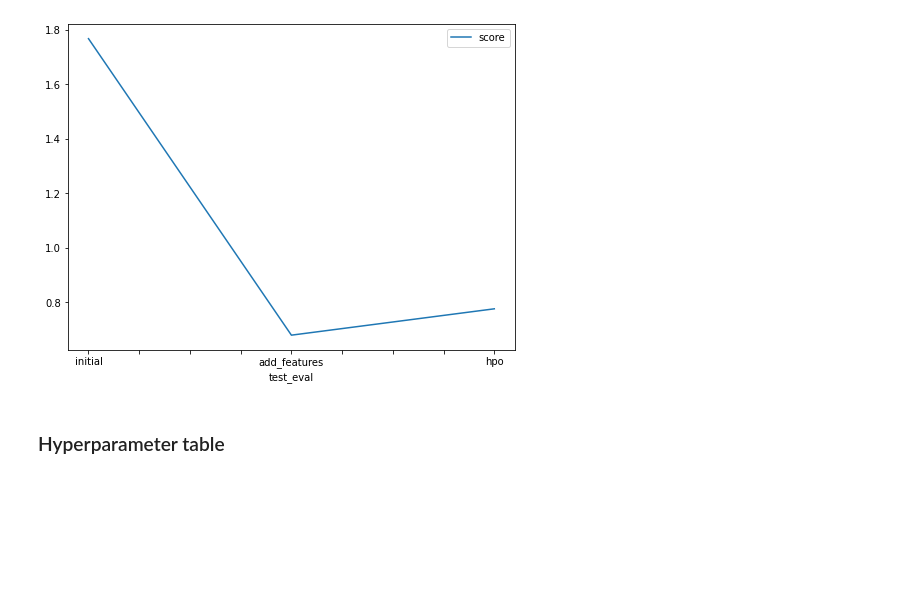
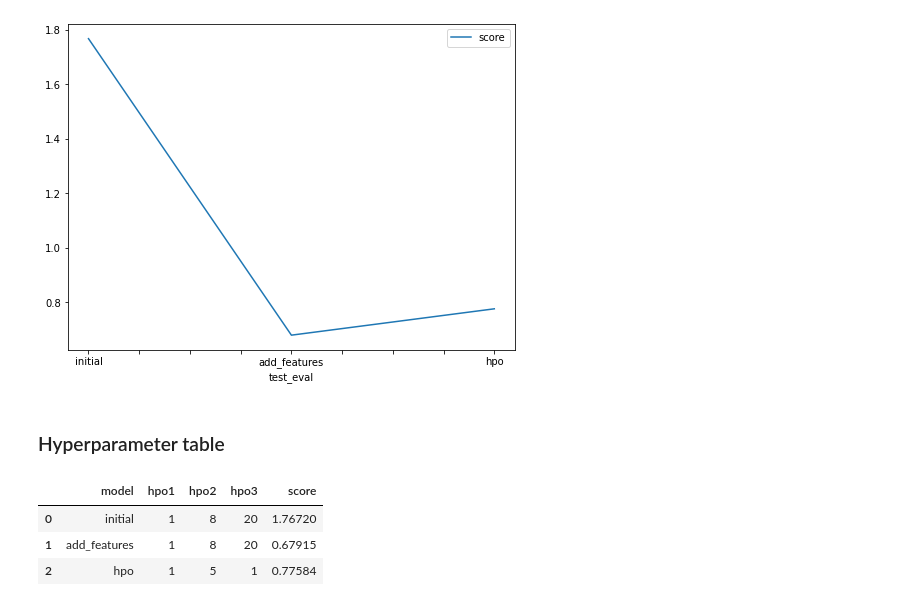
Before and after one commit to oystin/cd0385-project-starter, a Jupyter notebook: project/project-template.ipynb, the cells around one changed output. Drawn from its saved outputs; the diff is of its cells as text; code cells hidden in the pictures; blank space fills up the shorter version.

Commit message:
final table added for notebook

```diff
--- a/project/project-template.ipynb
+++ b/project/project-template.ipynb
@@ -932,9 +935,14 @@ fig.savefig('model_test_score.png')
 # %%
 # The 3 hyperparameters we tuned with the kaggle score as the result
 pd.DataFrame({
     "model": ["initial", "add_features", "hpo"],
-    "hpo1": [?, ?, ?],
-    "hpo2": [?, ?, ?],
-    "hpo3": [?, ?, ?],
-    "score": [?, ?, ?]
+    "hpo1": [1, 1, 1],
+    "hpo2": [8, 8, 5],
+    "hpo3": [20, 20, 1],
+    "score": [1.76720, 0.67915, 0.77584]
 })
+# %% [output]
+|  | model | hpo1 | hpo2 | hpo3 | score |
+| 0 | initial | 1 | 8 | 20 | 1.76720 |
+| 1 | add_features | 1 | 8 | 20 | 0.67915 |
+| 2 | hpo | 1 | 5 | 1 | 0.77584 |
```
Also changed, not shown: parts of 2 cells of this notebook.
